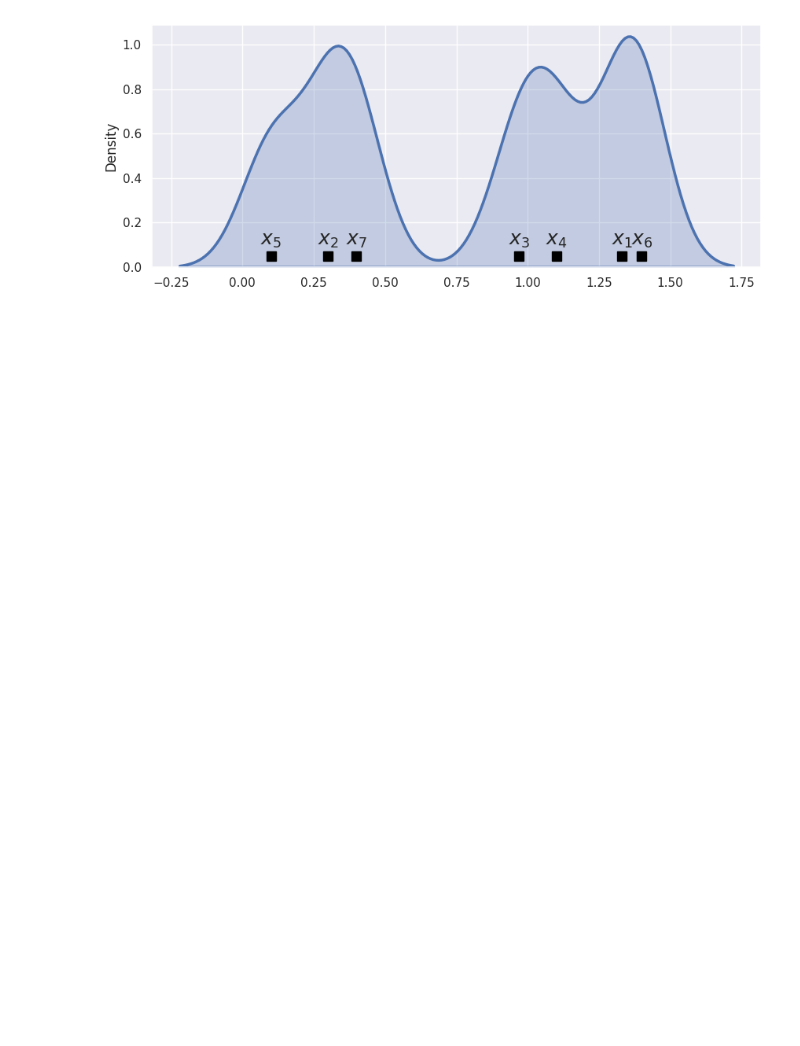
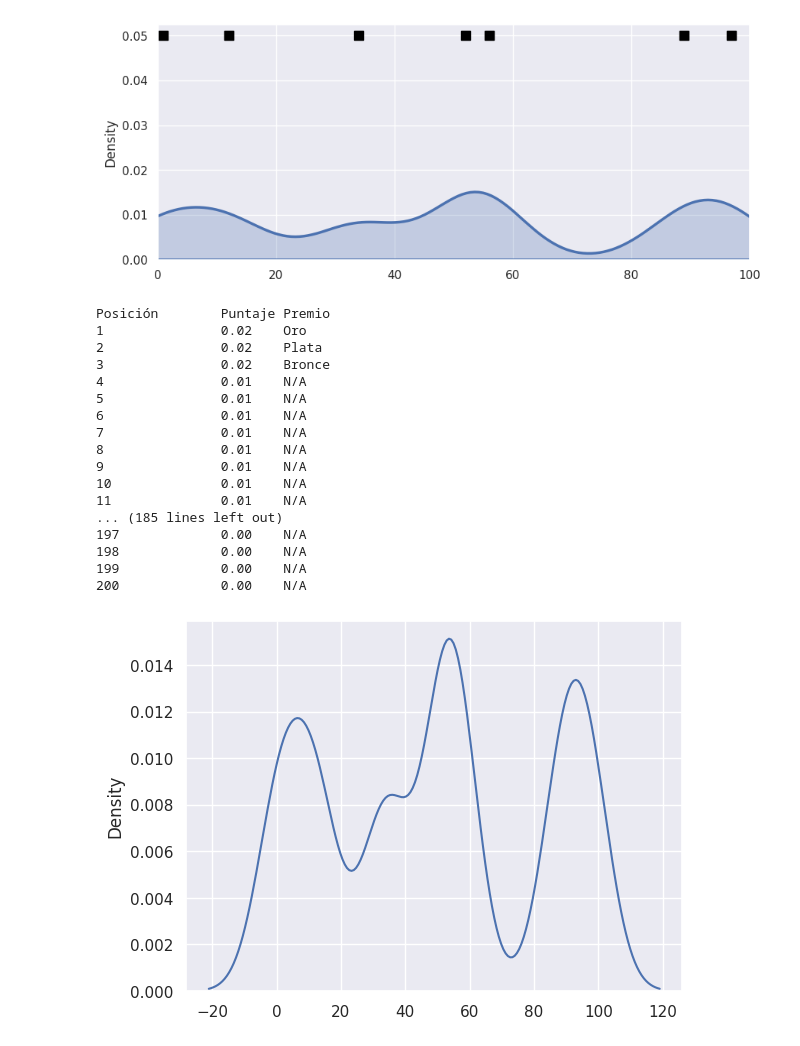
Before and after one commit to Alejandro1011-R/Surf-and-Skate-Prediction-Model-for-2024-Olympics, a Jupyter notebook: skate/skate_prediction.ipynb, the cells around one changed output. Drawn from its saved outputs; the diff is of its cells as text; code cells hidden in the pictures; blank space fills up the shorter version.

```diff
--- a/skate/skate_prediction.ipynb
+++ b/skate/skate_prediction.ipynb
@@ -1,6 +1,6 @@
 # %%
 # dataset
-x = [1.33, 0.3, 0.97, 1.1, 0.1, 1.4, 0.4]
+x = [1, 12, 97, 52, 34, 89, 56]
 
 # bandwidth
 h = 0.3
@@ -13,7 +13,7 @@ def K(x):
     return np.exp(-x**2/2)/np.sqrt(2*np.pi)
 
 # dummy dataset
-dataset = np.array([1.33, 0.3, 0.97, 1.1, 0.1, 1.4, 0.4])
+dataset = np.array([1, 12, 97, 52, 34, 89, 56])
 
 # x-value range for plotting KDEs
 x_range = np.linspace(dataset.min()-0.3, dataset.max()+0.3, num=600)
@@ -56,22 +56,59 @@ plt.show()
 # %%
 import seaborn as sns
 sns.set()
 
 fig, ax = plt.subplots(figsize=(10,4))
 
 sns.kdeplot(ax=ax, data=dataset,
             bw_adjust=0.3,
             linewidth=2.5, fill=True)
 
+# Definir límites en el eje x
+plt.xlim(0, 100)
 # plot datapoints
 ax.plot(dataset, np.zeros_like(dataset) + 0.05, 's',
         markersize=8, color='black')
 for i, xi in enumerate(dataset):
     plt.annotate(r'$x_{}$'.format(i+1),
                  xy=[xi, 0.1],
                  horizontalalignment='center',
                  fontsize=18,
                 )
 plt.show()
+
+# 1. Generar un conjunto de datos simulados basados en la distribución KDE
+simulated_scores = sns.kdeplot(data=dataset, bw_adjust=0.3).get_lines()[0].get_data()[1]
+
+# 2. Ordenar los puntajes de mayor a menor
+simulated_scores_sorted = np.sort(simulated_scores)[::-1]
+
+# 3. Asignar posiciones y premios
+num_participants = len(simulated_scores_sorted)
+positions = np.arange(1, num_participants + 1)
+prizes = ["Oro", "Plata", "Bronce"]  # Puedes definir más premios si es necesario
+
+# Imprimir los resultados
+print("Posición\tPuntaje\tPremio")
+for position, score in zip(positions, simulated_scores_sorted):
+    prize = prizes[position - 1] if position <= len(prizes) else "N/A"
+    print(f"{position}\t\t{score:.2f}\t{prize}")
 # %% [output]
-[figure, old version]
+[figure, new version]
+Posición        Puntaje Premio
+1               0.02    Oro
+2               0.02    Plata
+3               0.02    Bronce
+4               0.01    N/A
+5               0.01    N/A
+6               0.01    N/A
+7               0.01    N/A
+8               0.01    N/A
+9               0.01    N/A
+10              0.01    N/A
+11              0.01    N/A
+... (185 lines left out)
+197             0.00    N/A
+198             0.00    N/A
+199             0.00    N/A
+200             0.00    N/A
+[figure, added]
```
Also changed, not shown: parts of 10 cells of this notebook, 2 other files.
